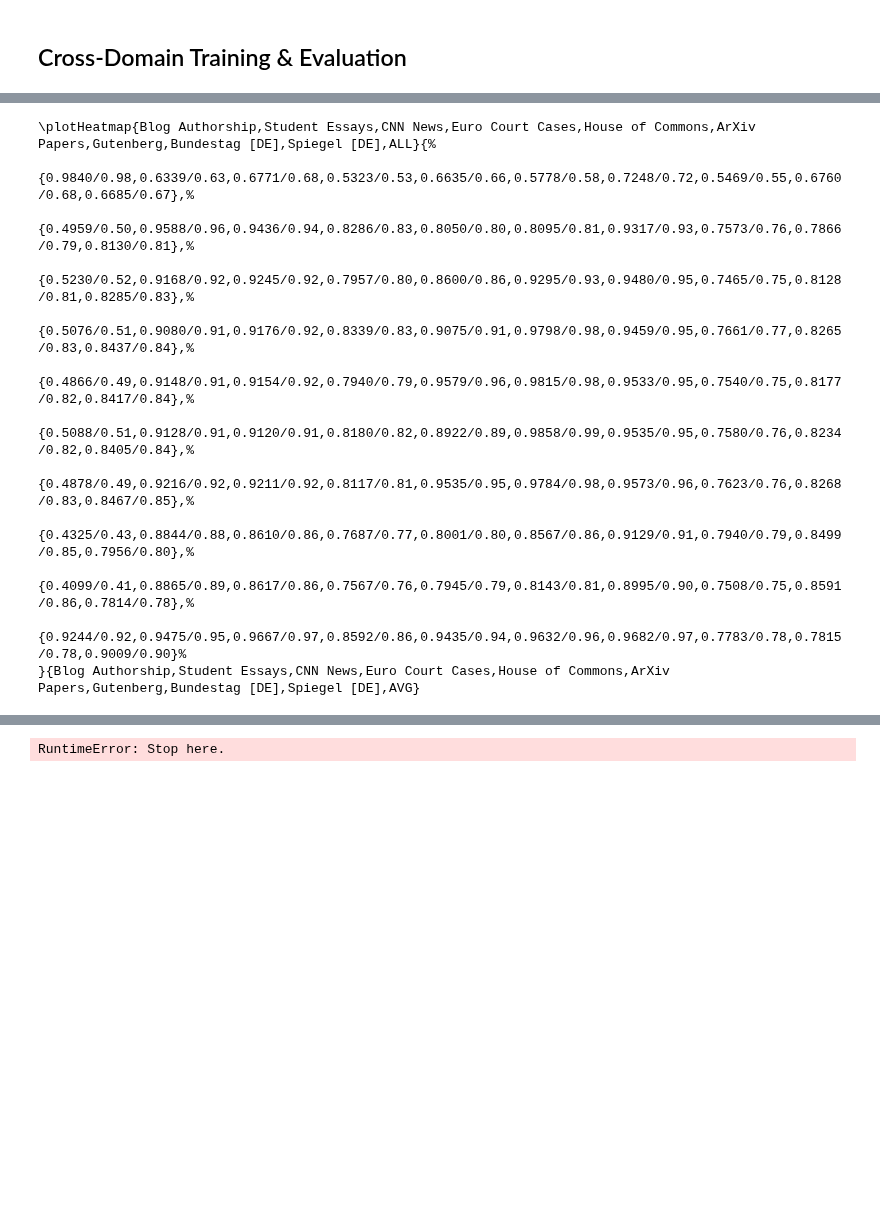
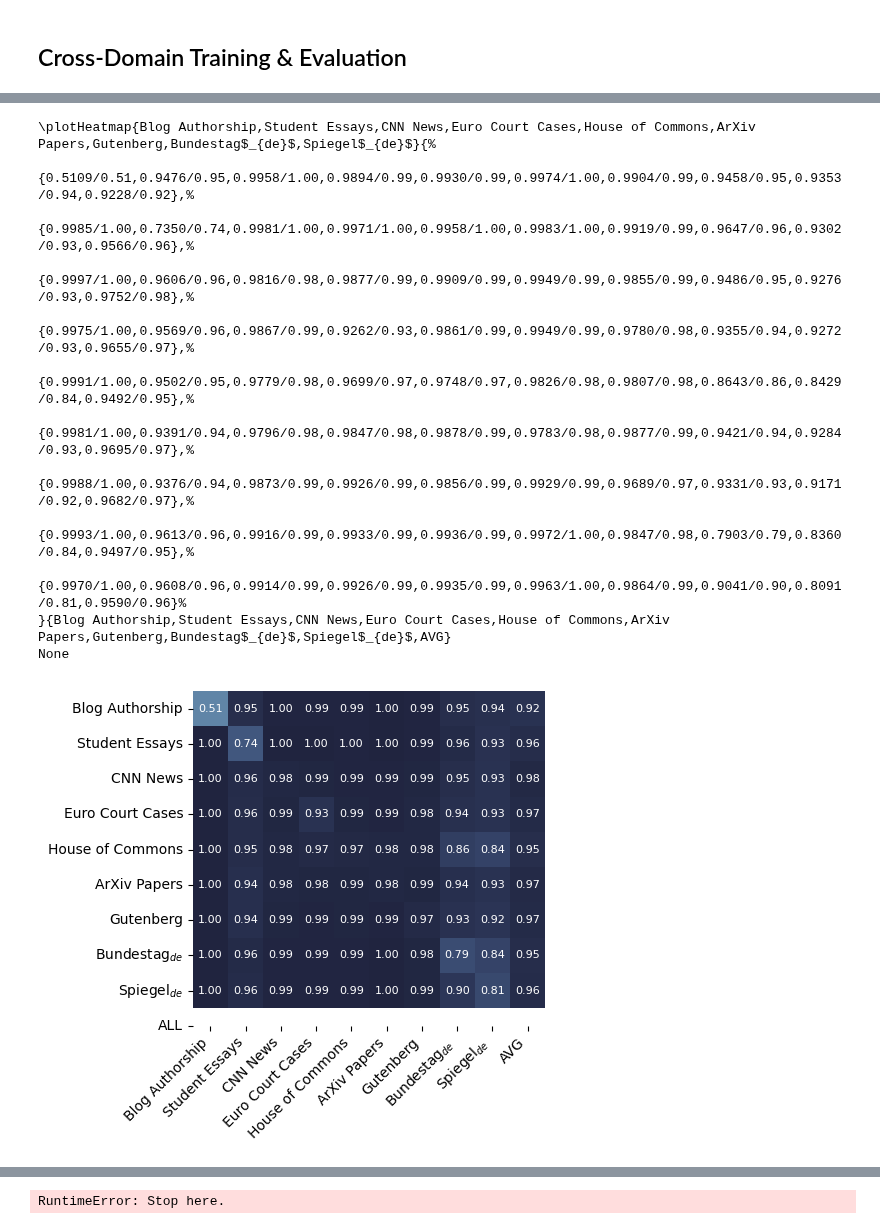
Before and after one commit to TheItCrOw/PrismAI, a Jupyter notebook: src/train_prismai_fulltext.ipynb, the cells around one changed output, grey strips where cells are left out. Drawn from its saved outputs; the diff is of its cells as text; code cells hidden in the pictures; blank space fills up the shorter version.

```diff
--- a/src/train_prismai_fulltext.ipynb
+++ b/src/train_prismai_fulltext.ipynb
@@ -251,9 +85,3 @@ def featurize(dataset) -> FeatureDataset:
         featurizer,
         num_samples=config["num_samples"],
     )
-# %%
-train_datasets, eval_datasets, test_datasets = {}, {}, {}
-for domain, dataset in tqdm(datasets.items()):
-    train_datasets[domain] = featurize(train_splits[domain])
-    eval_datasets[domain] = featurize(eval_splits[domain])
-    test_datasets[domain] = featurize(test_splits[domain])
@@ -663,15 +720,17 @@ See the caveats in the documentation: https://pandas.pydata.org/pandas-docs/stab
-# %%
-df_to_latex_heatmap(df)
-# %% [output]
-\plotHeatmap{Blog Authorship,Student Essays,CNN News,Euro Court Cases,House of Commons,ArXiv Papers,Gutenberg,Bundestag [DE],Spiegel [DE],ALL}{%
-    {0.9840/0.98,0.6339/0.63,0.6771/0.68,0.5323/0.53,0.6635/0.66,0.5778/0.58,0.7248/0.72,0.5469/0.55,0.6760/0.68,0.6685/0.67},%
-    {0.4959/0.50,0.9588/0.96,0.9436/0.94,0.8286/0.83,0.8050/0.80,0.8095/0.81,0.9317/0.93,0.7573/0.76,0.7866/0.79,0.8130/0.81},%
-    {0.5230/0.52,0.9168/0.92,0.9245/0.92,0.7957/0.80,0.8600/0.86,0.9295/0.93,0.9480/0.95,0.7465/0.75,0.8128/0.81,0.8285/0.83},%
-    {0.5076/0.51,0.9080/0.91,0.9176/0.92,0.8339/0.83,0.9075/0.91,0.9798/0.98,0.9459/0.95,0.7661/0.77,0.8265/0.83,0.8437/0.84},%
-    {0.4866/0.49,0.9148/0.91,0.9154/0.92,0.7940/0.79,0.9579/0.96,0.9815/0.98,0.9533/0.95,0.7540/0.75,0.8177/0.82,0.8417/0.84},%
-    {0.5088/0.51,0.9128/0.91,0.9120/0.91,0.8180/0.82,0.8922/0.89,0.9858/0.99,0.9535/0.95,0.7580/0.76,0.8234/0.82,0.8405/0.84},%
-    {0.4878/0.49,0.9216/0.92,0.9211/0.92,0.8117/0.81,0.9535/0.95,0.9784/0.98,0.9573/0.96,0.7623/0.76,0.8268/0.83,0.8467/0.85},%
-    {0.4325/0.43,0.8844/0.88,0.8610/0.86,0.7687/0.77,0.8001/0.80,0.8567/0.86,0.9129/0.91,0.7940/0.79,0.8499/0.85,0.7956/0.80},%
-    {0.4099/0.41,0.8865/0.89,0.8617/0.86,0.7567/0.76,0.7945/0.79,0.8143/0.81,0.8995/0.90,0.7508/0.75,0.8591/0.86,0.7814/0.78},%
-    {0.9244/0.92,0.9475/0.95,0.9667/0.97,0.8592/0.86,0.9435/0.94,0.9632/0.96,0.9682/0.97,0.7783/0.78,0.7815/0.78,0.9009/0.90}%
-}{Blog Authorship,Student Essays,CNN News,Euro Court Cases,House of Commons,ArXiv Papers,Gutenberg,Bundestag [DE],Spiegel [DE],AVG}
+# %%
+print(df_to_latex_heatmap(df))
+plot_heatmap(df)
+# %% [output]
+\plotHeatmap{Blog Authorship,Student Essays,CNN News,Euro Court Cases,House of Commons,ArXiv Papers,Gutenberg,Bundestag$_{de}$,Spiegel$_{de}$}{%
+    {0.5109/0.51,0.9476/0.95,0.9958/1.00,0.9894/0.99,0.9930/0.99,0.9974/1.00,0.9904/0.99,0.9458/0.95,0.9353/0.94,0.9228/0.92},%
+    {0.9985/1.00,0.7350/0.74,0.9981/1.00,0.9971/1.00,0.9958/1.00,0.9983/1.00,0.9919/0.99,0.9647/0.96,0.9302/0.93,0.9566/0.96},%
+    {0.9997/1.00,0.9606/0.96,0.9816/0.98,0.9877/0.99,0.9909/0.99,0.9949/0.99,0.9855/0.99,0.9486/0.95,0.9276/0.93,0.9752/0.98},%
+    {0.9975/1.00,0.9569/0.96,0.9867/0.99,0.9262/0.93,0.9861/0.99,0.9949/0.99,0.9780/0.98,0.9355/0.94,0.9272/0.93,0.9655/0.97},%
+    {0.9991/1.00,0.9502/0.95,0.9779/0.98,0.9699/0.97,0.9748/0.97,0.9826/0.98,0.9807/0.98,0.8643/0.86,0.8429/0.84,0.9492/0.95},%
+    {0.9981/1.00,0.9391/0.94,0.9796/0.98,0.9847/0.98,0.9878/0.99,0.9783/0.98,0.9877/0.99,0.9421/0.94,0.9284/0.93,0.9695/0.97},%
+    {0.9988/1.00,0.9376/0.94,0.9873/0.99,0.9926/0.99,0.9856/0.99,0.9929/0.99,0.9689/0.97,0.9331/0.93,0.9171/0.92,0.9682/0.97},%
+    {0.9993/1.00,0.9613/0.96,0.9916/0.99,0.9933/0.99,0.9936/0.99,0.9972/1.00,0.9847/0.98,0.7903/0.79,0.8360/0.84,0.9497/0.95},%
+    {0.9970/1.00,0.9608/0.96,0.9914/0.99,0.9926/0.99,0.9935/0.99,0.9963/1.00,0.9864/0.99,0.9041/0.90,0.8091/0.81,0.9590/0.96}%
+}{Blog Authorship,Student Essays,CNN News,Euro Court Cases,House of Commons,ArXiv Papers,Gutenberg,Bundestag$_{de}$,Spiegel$_{de}$,AVG}
+None
+[figure, added]
```
Also changed, not shown: parts of 50 cells of this notebook, 16 other files.
